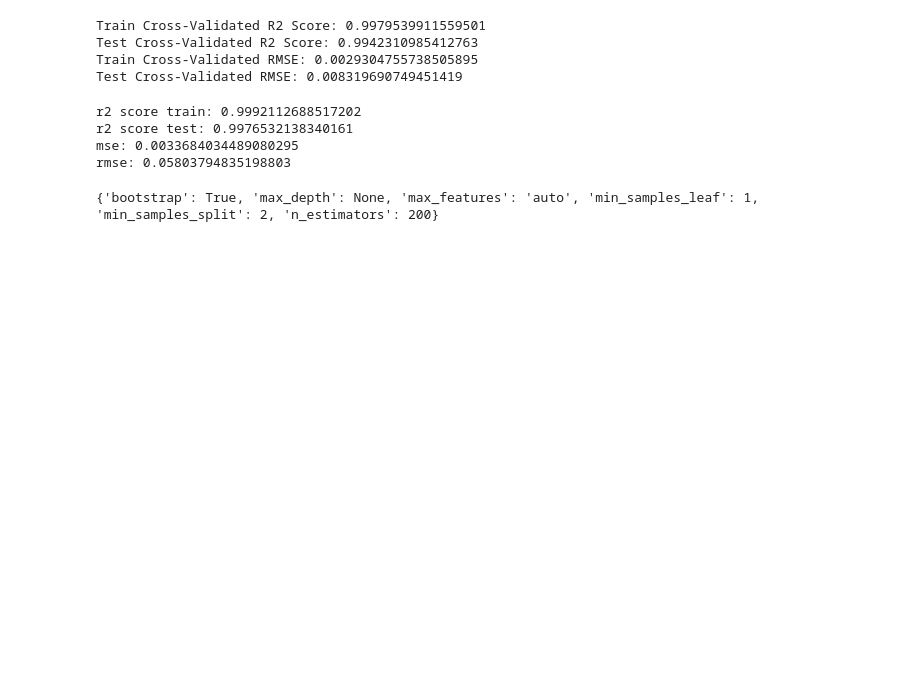
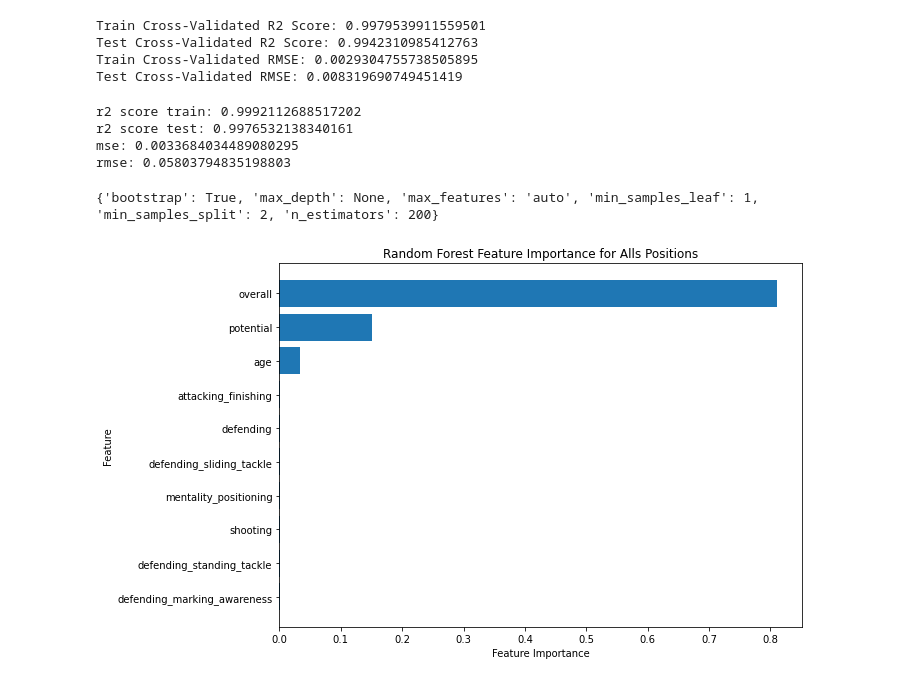
Before and after one commit to Abdulazeez-Dolapo/masters-dissertation, a Jupyter notebook: models/random-forest-regression.ipynb, the cells around one changed output. Cells and saved outputs as stored; diff of their text form; code cells hidden in the pictures; blank space fills up the shorter version.

Commit message:
add feature importance charts for all positions and for individual positions

```diff
--- a/models/random-forest-regression.ipynb
+++ b/models/random-forest-regression.ipynb
@@ -139,3 +138,29 @@ rmse: 0.05803794835198803
 print(best_params)
 # %% [output]
 {'bootstrap': True, 'max_depth': None, 'max_features': 'auto', 'min_samples_leaf': 1, 'min_samples_split': 2, 'n_estimators': 200}
+# %%
+# Feature Importance
+def display_feature_importance(model, x_data, chart_title):
+   feature_names = list(x_data.columns)
+   feature_importances = model.feature_importances_
+
+   # Sort features based on importance
+   sorted_indices = np.argsort(feature_importances)[::-1]
+   top_10_indices = sorted_indices[:10]
+   reversed_top_10_indices = top_10_indices[::-1] # This reverse is needed to make the chart display from the top in descending order
+   sorted_importances = feature_importances[reversed_top_10_indices]
+   sorted_feature_names = [feature_names[i] for i in reversed_top_10_indices]
+
+   # Plot histogram of feature importances
+   plt.figure(figsize=(10, 6))
+   plt.barh(range(len(sorted_feature_names)), sorted_importances, align='center')
+   plt.yticks(range(len(sorted_feature_names)), sorted_feature_names)
+   plt.xlabel('Feature Importance')
+   plt.ylabel('Feature')
+   plt.title(f'Random Forest Feature Importance for {chart_title}')
+   plt.tight_layout()
+   plt.show()
+
+display_feature_importance(rfr, x, 'All Positions')
+# %% [output]
+[figure, added]
```
Also changed, not shown: parts of 2 cells of this notebook, 1 other file.
